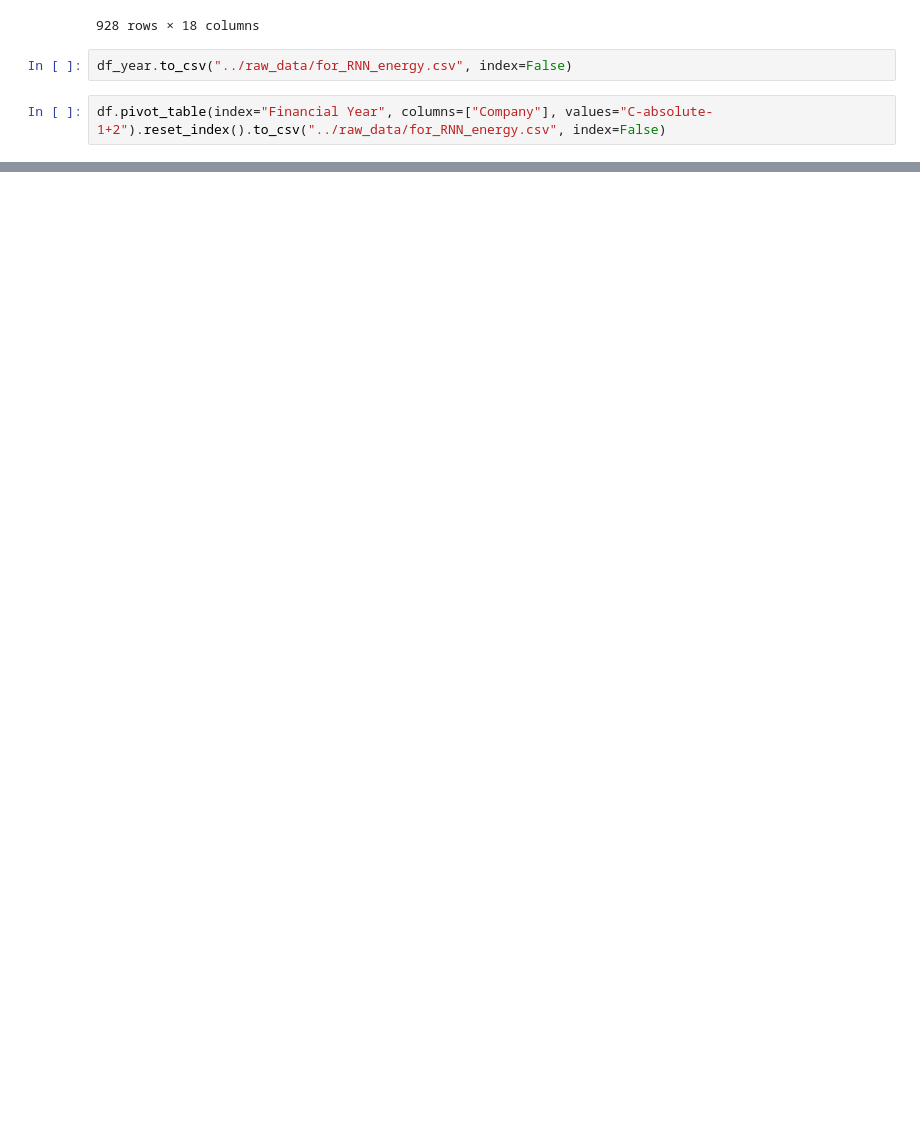
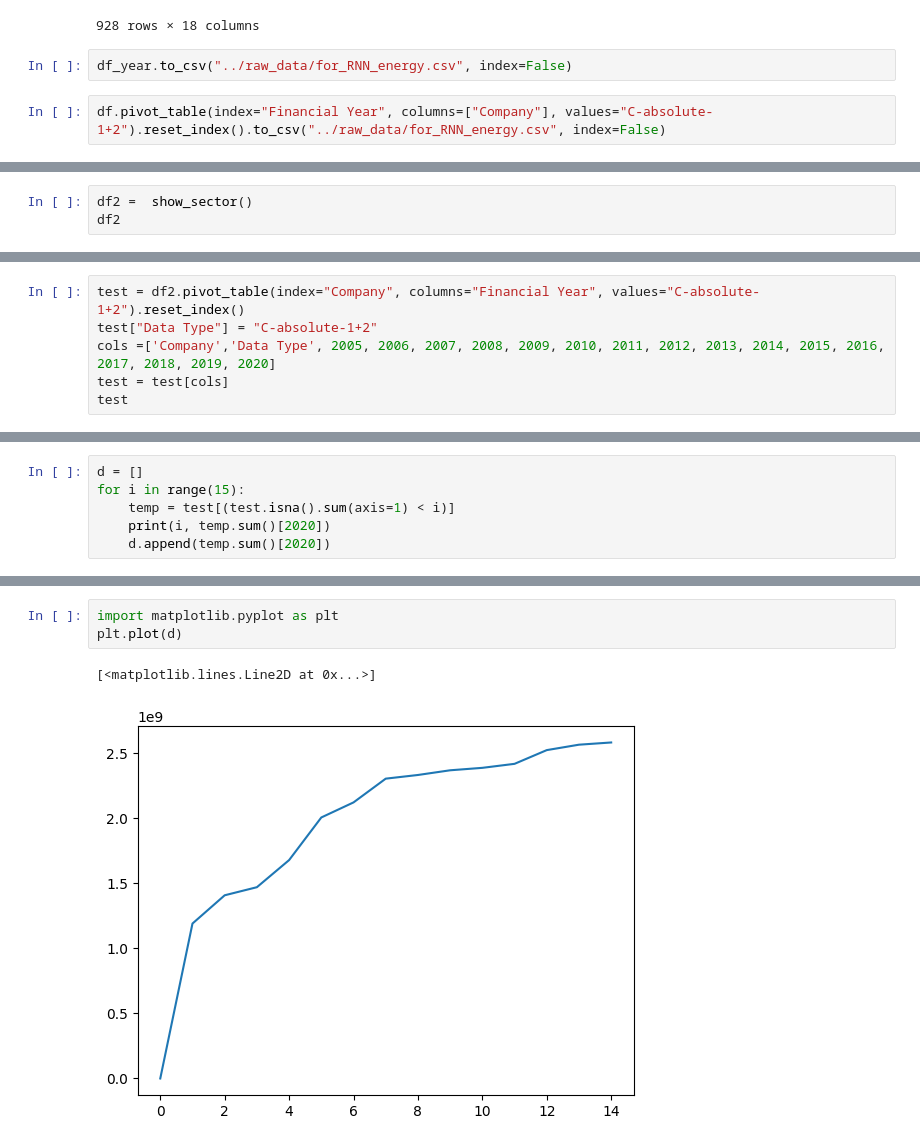
Before and after one commit to leocmcheung/carbon-forecast, a Jupyter notebook: notebooks/Leo-D3.ipynb, the cells around one changed output, grey strips where cells are left out. Saved outputs shown, nothing was run; the diff lists cells and outputs as text; blank space fills up the shorter version.

```diff
--- a/notebooks/Leo-D3.ipynb
+++ b/notebooks/Leo-D3.ipynb
@@ -81,0 +100,3 @@ df.pivot_table(index="Financial Year", columns=["Company"], values="C-absolute-1
+# %%
+df2 =  show_sector()
+df2
@@ -81,0 +124,6 @@ df.pivot_table(index="Financial Year", columns=["Company"], values="C-absolute-1
+# %%
+test = df2.pivot_table(index="Company", columns="Financial Year", values="C-absolute-1+2").reset_index()
+test["Data Type"] = "C-absolute-1+2"
+cols =['Company','Data Type', 2005, 2006, 2007, 2008, 2009, 2010, 2011, 2012, 2013, 2014, 2015, 2016, 2017, 2018, 2019, 2020]
+test = test[cols]
+test
@@ -81,0 +221,6 @@ df.pivot_table(index="Financial Year", columns=["Company"], values="C-absolute-1
+# %%
+d = []
+for i in range(15):
+    temp = test[(test.isna().sum(axis=1) < i)]
+    print(i, temp.sum()[2020])
+    d.append(temp.sum()[2020])
@@ -81,0 +243,6 @@ df.pivot_table(index="Financial Year", columns=["Company"], values="C-absolute-1
+# %%
+import matplotlib.pyplot as plt
+plt.plot(d)
+# %% [output]
+[<matplotlib.lines.Line2D at 0x...>]
+[figure, added]
```
Also changed, not shown: parts of 25 cells of this notebook.
